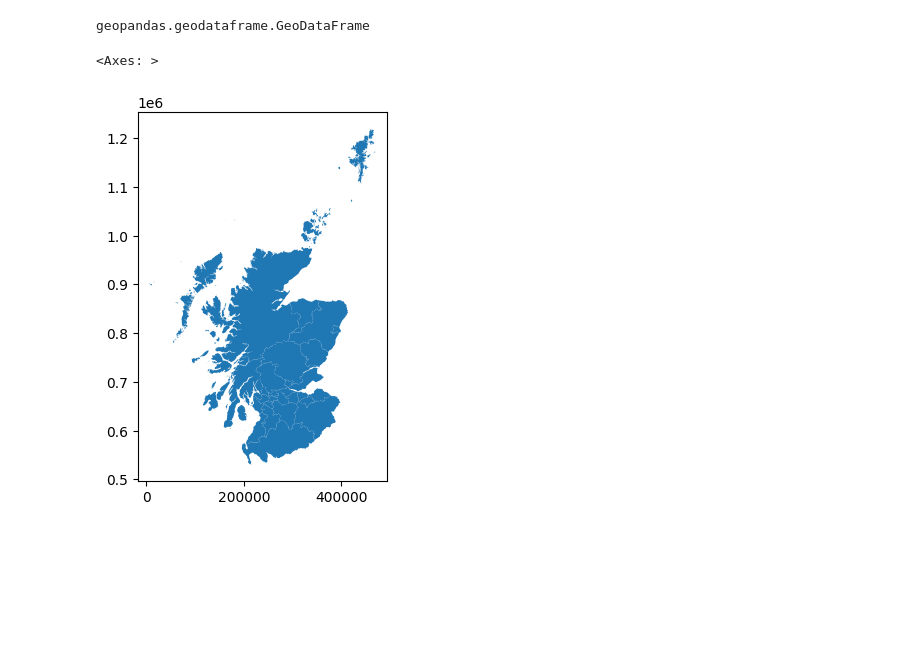
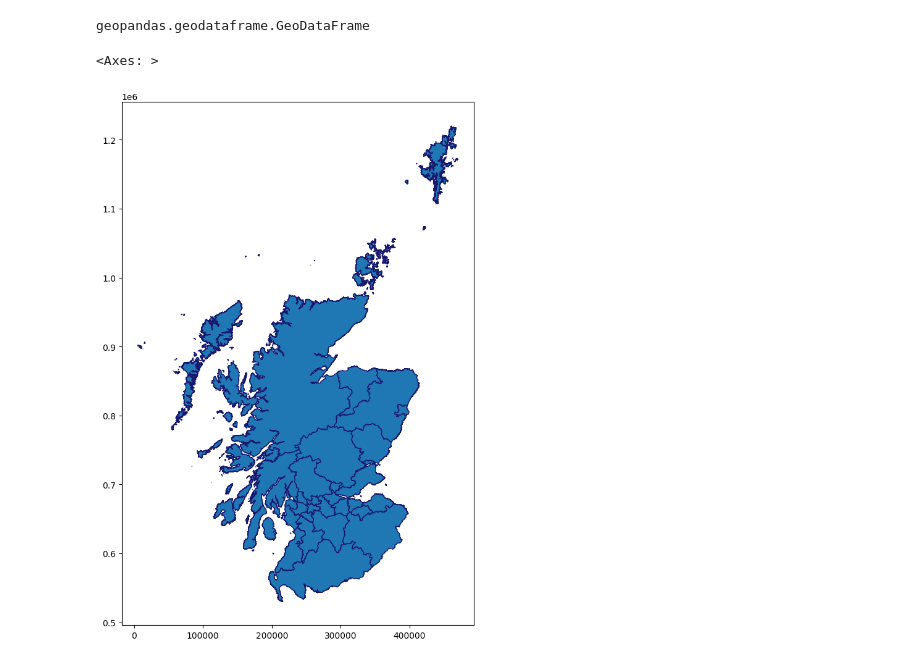
Before and after one commit to Meowmixforme/Geopandas-Test, a Jupyter notebook: Scottish_Boundries.ipynb, the cells around one changed output. Drawn from its saved outputs; the diff is of its cells as text; code cells hidden in the pictures; blank space fills up the shorter version.

```diff
--- a/Scottish_Boundries.ipynb
+++ b/Scottish_Boundries.ipynb
@@ -29,8 +29,8 @@ print(boundries)
 type(boundries)
 # %% [output]
 geopandas.geodataframe.GeoDataFrame
-# %%
-boundries.plot()
-# %% [output]
-<Axes: >
-[figure, removed]
+# %%
+boundries.plot(edgecolor='midnightblue', figsize=(15,11))
+# %% [output]
+<Axes: >
+[figure, added]
```
